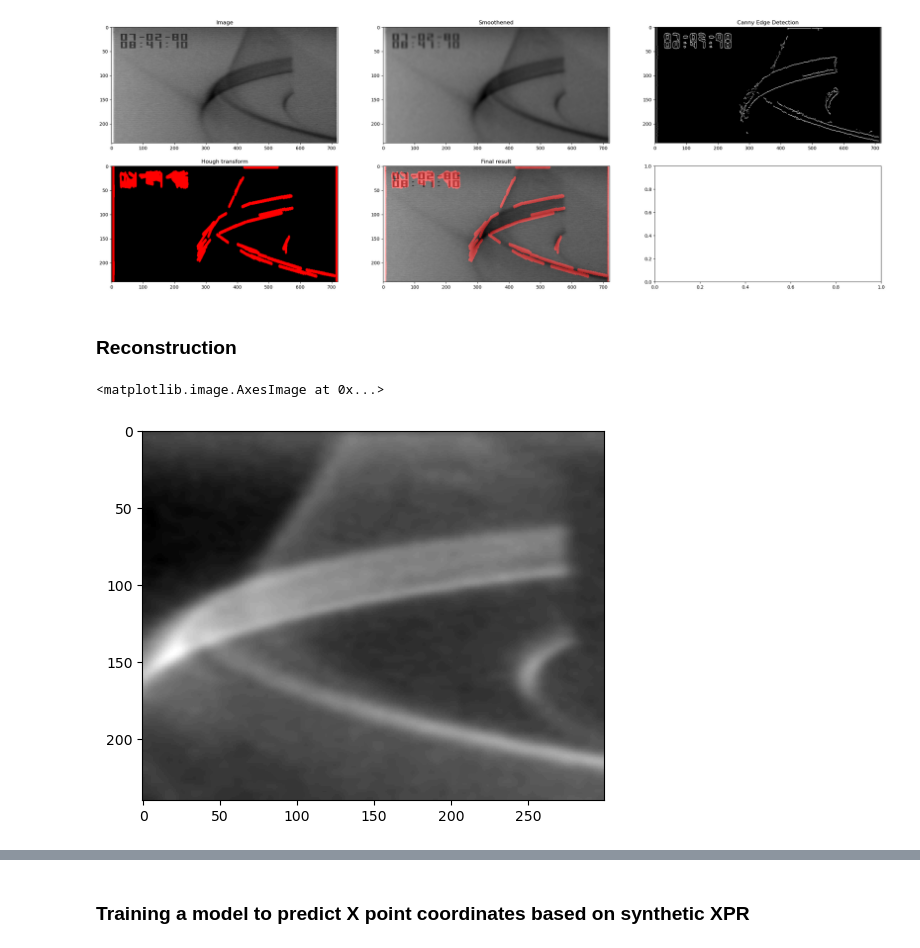
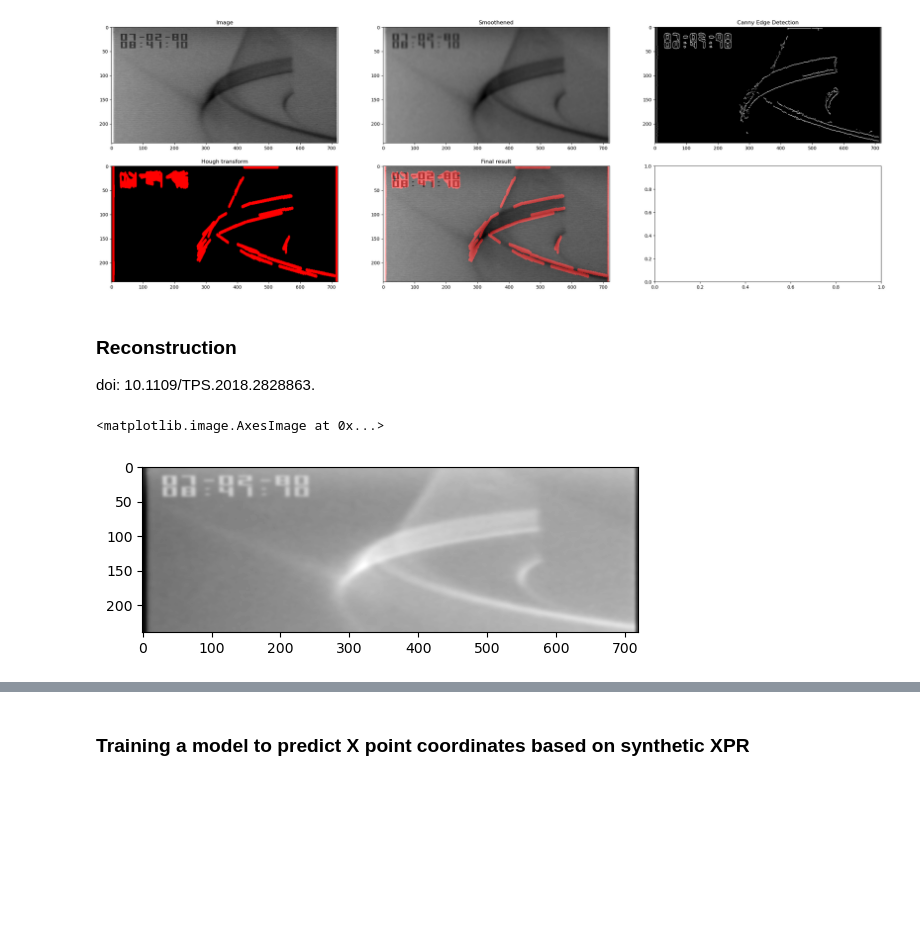
Before and after one commit to PlasmaControl/plasma-tv, a Jupyter notebook: plasma-tv-base-code.ipynb, the cells around one changed output, grey strips where cells are left out. Saved outputs shown, nothing was run; the diff lists cells and outputs as text; code cells hidden in the pictures; blank space fills up the shorter version.

```diff
--- a/plasma-tv-base-code.ipynb
+++ b/plasma-tv-base-code.ipynb
@@ -169,13 +171,18 @@ Clipping input data to the valid range for imshow with RGB data ([0..1] for floa
 [figure]
 # %% [markdown]
 ### Reconstruction
+doi: 10.1109/TPS.2018.2828863.
 # %%
-img = np.sqrt(vid[tid]).copy()[:,300:600]
+img = np.sqrt(vid[tid]).copy()# [150:200,400:500]
 ratio = np.amax(img) / 255
 img8 = (img/ratio).astype('uint8')
 kernel_size = 11
 blur_gray = cv2.GaussianBlur(img8,(kernel_size, kernel_size),0)
+
+# img = cv2.imread('zhang4ab-2828863-large.jpg')
+# img8 = cv2.cvtColor(img, cv2.COLOR_BGR2GRAY)[100:200,100:200]
+
 plt.imshow(blur_gray, cmap='gray')
 # %% [output]
 <matplotlib.image.AxesImage at 0x...>
-[figure, old version]
+[figure, new version]
```
Also changed, not shown: parts of 6 cells of this notebook, 1 other file.
